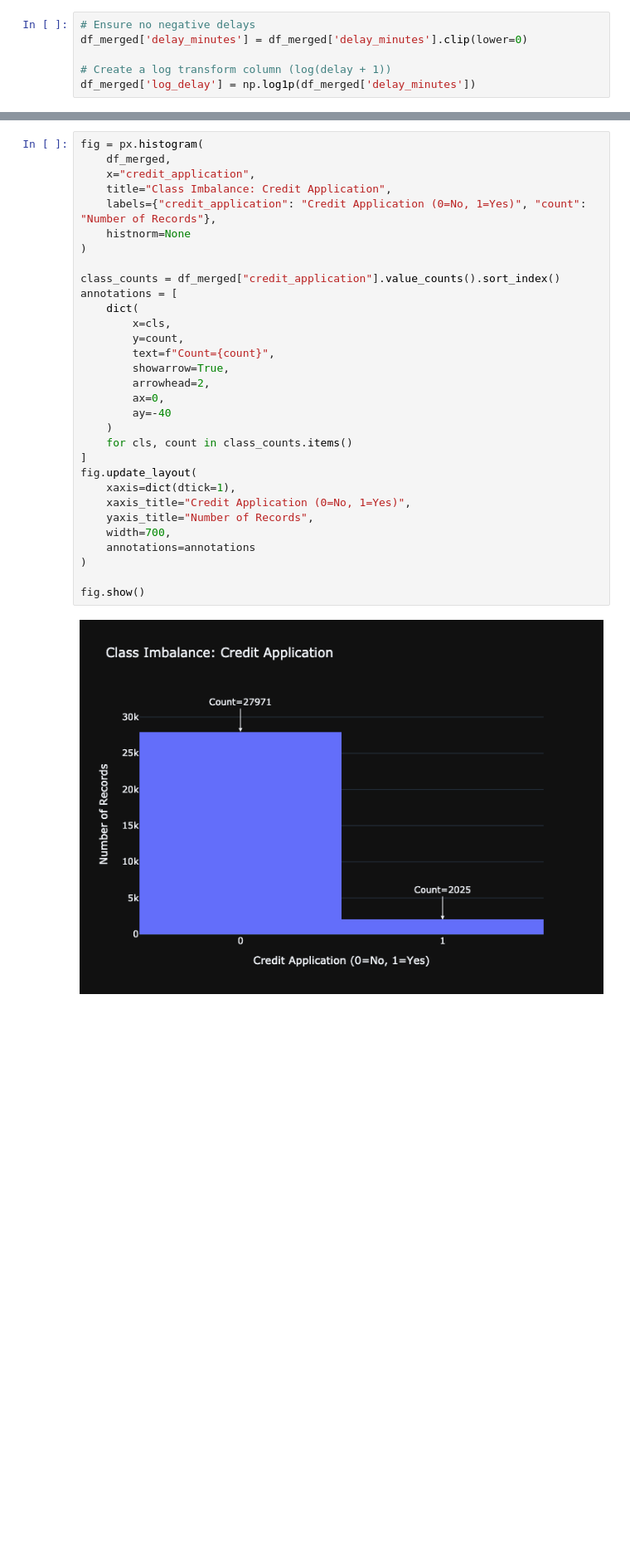
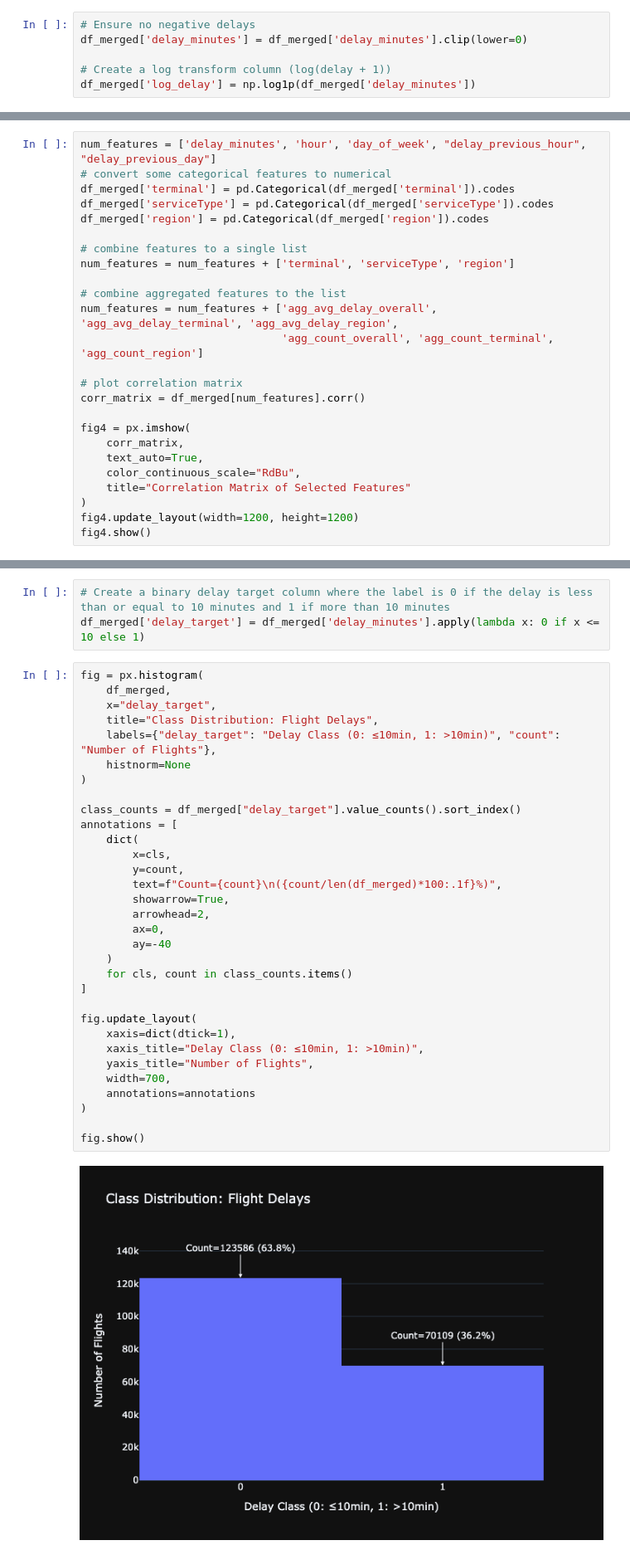
Before and after one commit to vvaibhav08/flight_delays_prediction, a Jupyter notebook: notebooks/EDA.ipynb, the cells around one changed output, grey strips where cells are left out. Shown at 83% size. Cells and saved outputs as stored; diff of their text form; blank space fills up the shorter version.

```diff
--- a/notebooks/EDA.ipynb
+++ b/notebooks/EDA.ipynb
@@ -366,0 +623,25 @@ fig.show()
+# %%
+num_features = ['delay_minutes', 'hour', 'day_of_week', "delay_previous_hour", "delay_previous_day"]
+# convert some categorical features to numerical
+df_merged['terminal'] = pd.Categorical(df_merged['terminal']).codes
+df_merged['serviceType'] = pd.Categorical(df_merged['serviceType']).codes
+df_merged['region'] = pd.Categorical(df_merged['region']).codes
+
+# combine features to a single list
+num_features = num_features + ['terminal', 'serviceType', 'region']
+
+# combine aggregated features to the list
+num_features = num_features + ['agg_avg_delay_overall', 'agg_avg_delay_terminal', 'agg_avg_delay_region',
+                               'agg_count_overall', 'agg_count_terminal', 'agg_count_region']
+
+# plot correlation matrix
+corr_matrix = df_merged[num_features].corr()
+
+fig4 = px.imshow(
+    corr_matrix,
+    text_auto=True,
+    color_continuous_scale="RdBu",
+    title="Correlation Matrix of Selected Features"
+)
+fig4.update_layout(width=1200, height=1200)
+fig4.show()
@@ -367,33 +681,37 @@ fig.show()
+# %%
+# Create a binary delay target column where the label is 0 if the delay is less than or equal to 10 minutes and 1 if more than 10 minutes
+df_merged['delay_target'] = df_merged['delay_minutes'].apply(lambda x: 0 if x <= 10 else 1)
 # %%
 fig = px.histogram(
     df_merged,
-    x="credit_application",
-    title="Class Imbalance: Credit Application",
-    labels={"credit_application": "Credit Application (0=No, 1=Yes)", "count": "Number of Records"},
+    x="delay_target",
+    title="Class Distribution: Flight Delays",
+    labels={"delay_target": "Delay Class (0: ≤10min, 1: >10min)", "count": "Number of Flights"},
     histnorm=None
 )
 
-class_counts = df_merged["credit_application"].value_counts().sort_index()
+class_counts = df_merged["delay_target"].value_counts().sort_index()
 annotations = [
     dict(
         x=cls,
         y=count,
-        text=f"Count={count}",
+        text=f"Count={count}\n({count/len(df_merged)*100:.1f}%)",
         showarrow=True,
         arrowhead=2,
         ax=0,
         ay=-40
     )
     for cls, count in class_counts.items()
 ]
+
 fig.update_layout(
     xaxis=dict(dtick=1),
-    xaxis_title="Credit Application (0=No, 1=Yes)",
-    yaxis_title="Number of Records",
+    xaxis_title="Delay Class (0: ≤10min, 1: >10min)",
+    yaxis_title="Number of Flights",
     width=700,
     annotations=annotations
 )
 
 fig.show()
 # %% [output]
-[figure, old version]
+[figure, new version]
```
Also changed, not shown: parts of 27 cells of this notebook.
